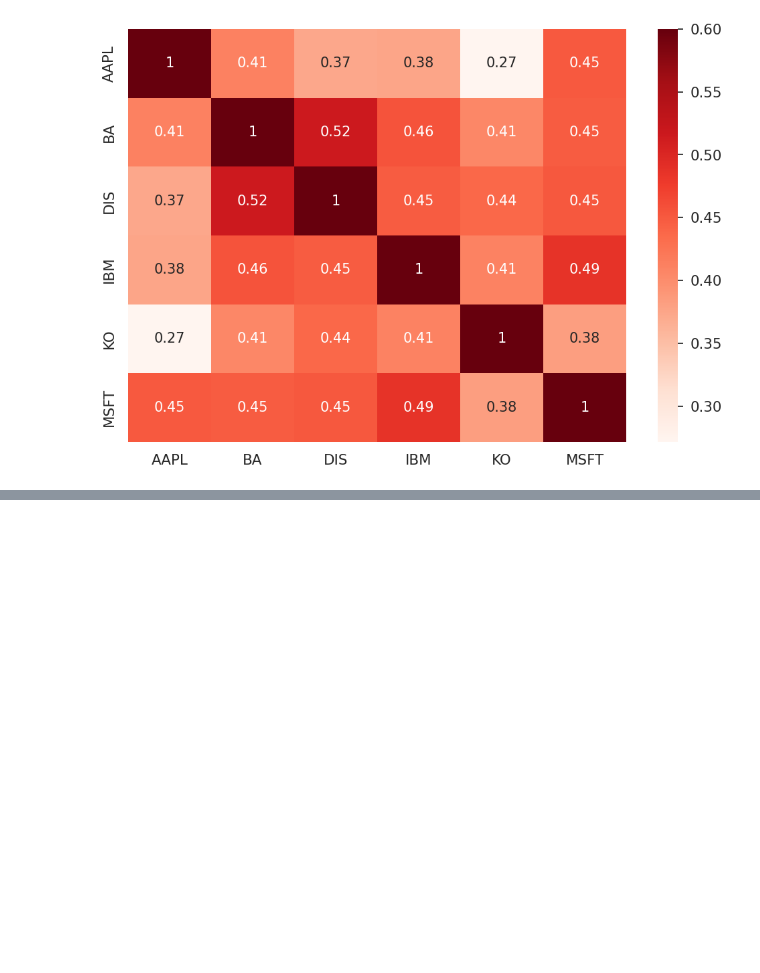
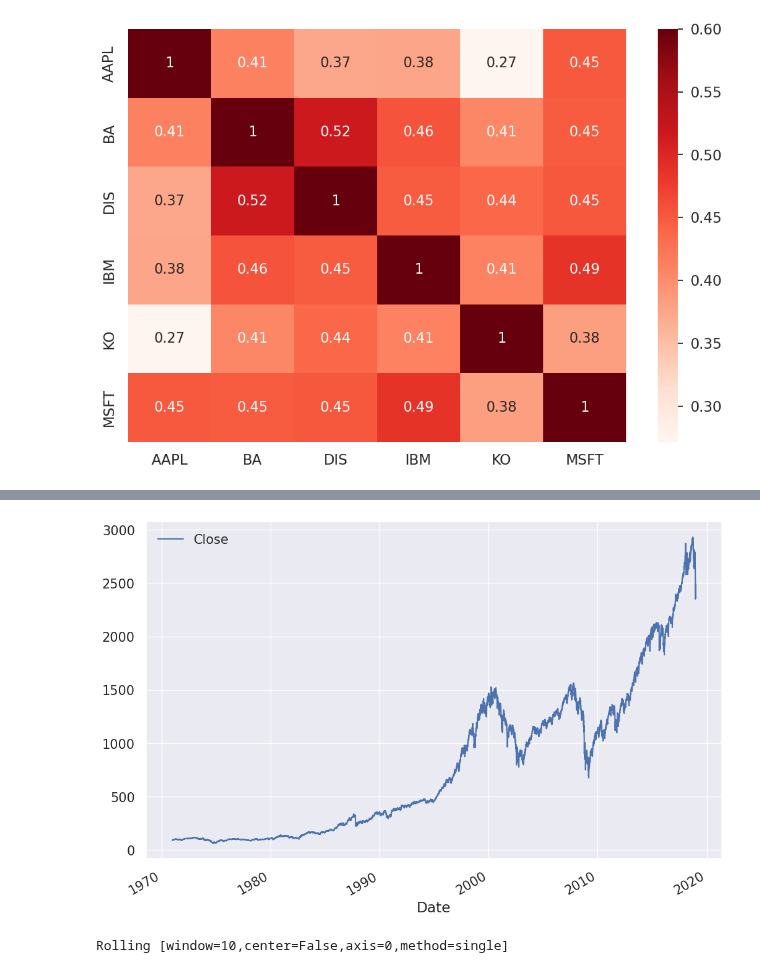
Before and after one commit to JamieW365/finance_projects, a Jupyter notebook: notebooks/essential_finance.ipynb, the cells around one changed output, grey strips where cells are left out. Saved outputs shown, nothing was run; the diff lists cells and outputs as text; code cells hidden in the pictures; blank space fills up the shorter version.

Commit message:
using rolling to calculate moving averages

```diff
--- a/notebooks/essential_finance.ipynb
+++ b/notebooks/essential_finance.ipynb
@@ -570,0 +573,3 @@ plt.show()
+# %%
+# importing SP500 dataset
+df_sp500 = pd.read_csv("data/SP500.csv", parse_dates = ["Date"], index_col = "Date")
@@ -570,0 +610,3 @@ plt.show()
+# %%
+df_sp500 = df_sp500.Close.to_frame()
+df_sp500
@@ -570,0 +628,11 @@ plt.show()
+# %%
+df_sp500.plot(figsize = (12,8), fontsize= 15)
+plt.legend(loc = "upper left", fontsize = 15)
+plt.show()
+# %% [output]
+[figure, added]
+# %%
+# We can use rolling to aggregate periodically across the dataset
+df_sp500.rolling(window=10)
+# %% [output]
+Rolling [window=10,center=False,axis=0,method=single]
```
Also changed, not shown: parts of 8 cells of this notebook.
